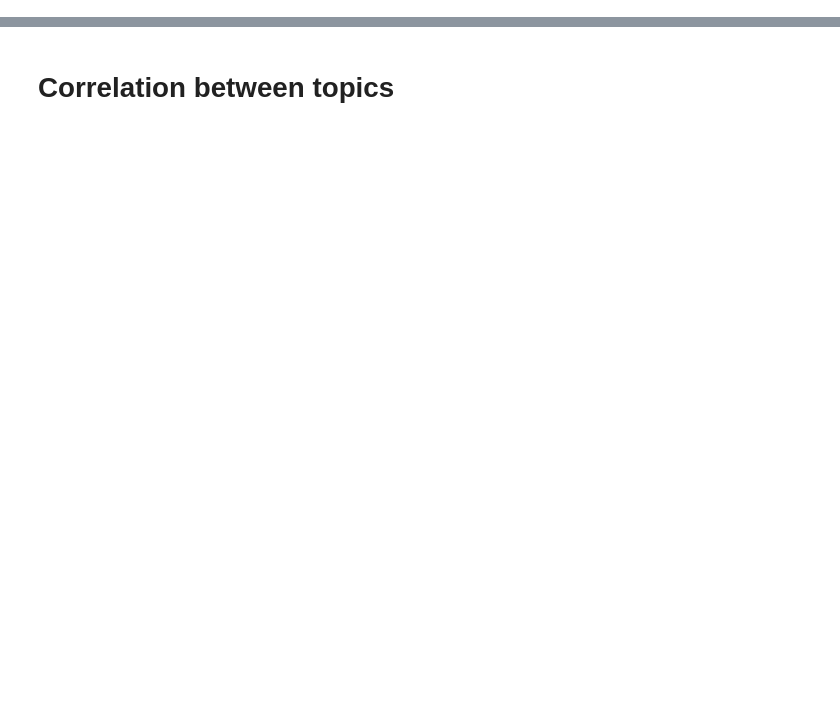
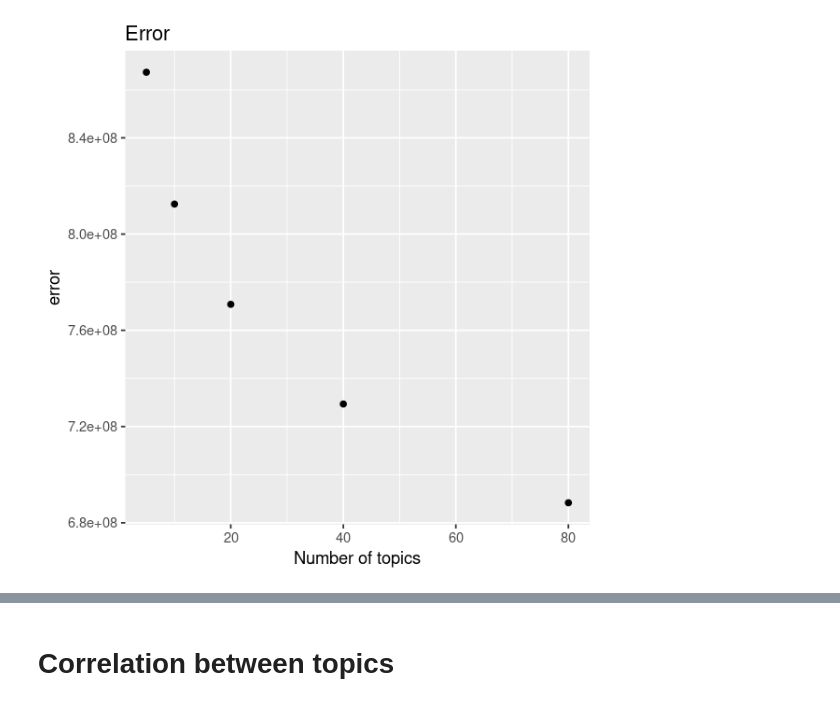
Before and after one commit to seasoncloud/HubID, a Jupyter notebook: GaussianPrior/correlation.ipynb, the cells around one changed output, grey strips where cells are left out. Saved outputs shown, nothing was run; the diff lists cells and outputs as text; code cells hidden in the pictures; blank space fills up the shorter version.

```diff
--- a/GaussianPrior/correlation.ipynb
+++ b/GaussianPrior/correlation.ipynb
@@ -0,0 +19,20 @@
+# %%
+error = c()
+max_cor_exp = c()
+max_cor_sig = c()
+
+nosig = c(5,10,20,40,80)
+x = 1
+cor_exp_list = list()
+cor_sig_list = list()
+for( i in nosig){
+    load(paste0("modelssaved/three_sample_f",i,"_s5K_l500_norm_i1000.RData"))
+    error[x] = out$gkl
+
+    cor_exp_list[[x]] = cor(out$exposures)
+    diag(cor_exp_list[[x]]) = 0
+
+    cor_sig_list[[x]] = cor(t(out$signatures))
+    diag(cor_sig_list[[x]]) = 0
+    x = x+1
+}
@@ -0,0 +56,7 @@
+# %%
+options(repr.plot.width=5, repr.plot.height=5)
+ggplot(dat1, aes(x = x, y = error))+
+geom_point()+ xlab('Number of topics') + ylab('error') +
+ggtitle("Error")
+# %% [output]
+[figure, added]
```
Also changed, not shown: parts of 16 cells of this notebook, 21 other files.
